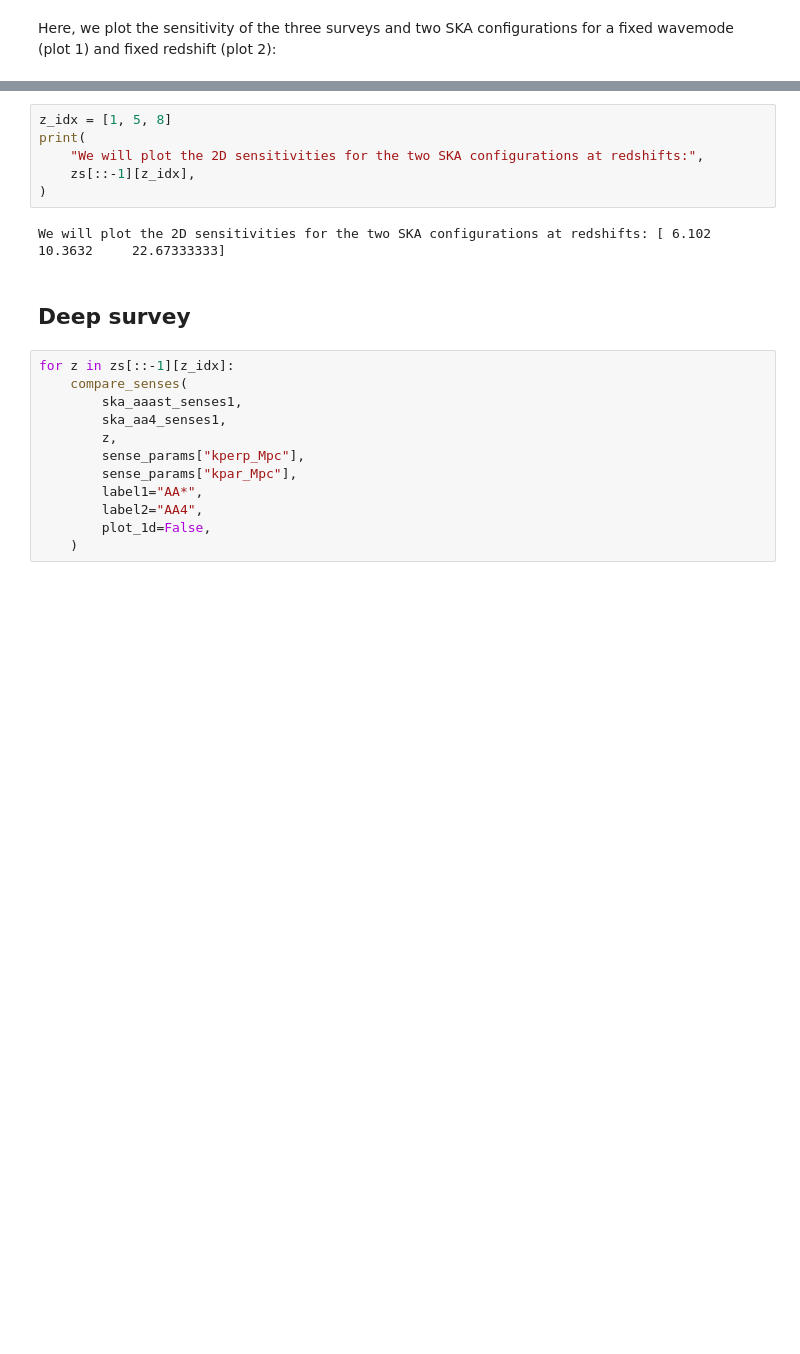
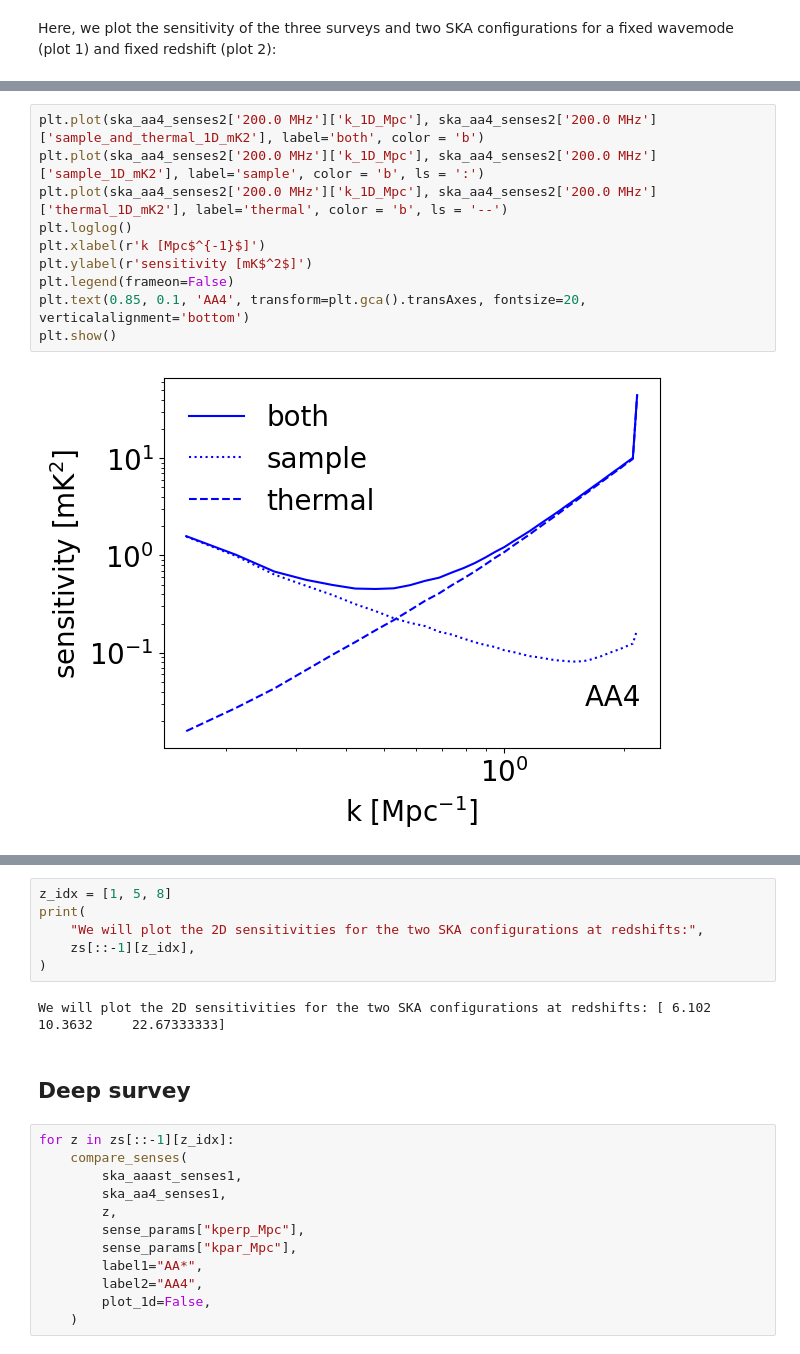
Before and after one commit to rasg-affiliates/21cmSense, a Jupyter notebook: docs/tutorials/SKA_forecast.ipynb, the cells around one changed output, grey strips where cells are left out. Cells and saved outputs as stored; diff of their text form; blank space fills up the shorter version.

```diff
--- a/docs/tutorials/SKA_forecast.ipynb
+++ b/docs/tutorials/SKA_forecast.ipynb
@@ -594 +595,13 @@ compare_all_senses(
+# %%
+plt.plot(ska_aa4_senses2['200.0 MHz']['k_1D_Mpc'], ska_aa4_senses2['200.0 MHz']['sample_and_thermal_1D_mK2'], label='both', color = 'b')
+plt.plot(ska_aa4_senses2['200.0 MHz']['k_1D_Mpc'], ska_aa4_senses2['200.0 MHz']['sample_1D_mK2'], label='sample', color = 'b', ls = ':')
+plt.plot(ska_aa4_senses2['200.0 MHz']['k_1D_Mpc'], ska_aa4_senses2['200.0 MHz']['thermal_1D_mK2'], label='thermal', color = 'b', ls = '--')
+plt.loglog()
+plt.xlabel(r'k [Mpc$^{-1}$]')
+plt.ylabel(r'sensitivity [mK$^2$]')
+plt.legend(frameon=False)
+plt.text(0.85, 0.1, 'AA4', transform=plt.gca().transAxes, fontsize=20, verticalalignment='bottom')
+plt.show()
+# %% [output]
+[figure, added]
 # %% [markdown]
```
Also changed, not shown: parts of 20 cells of this notebook.
